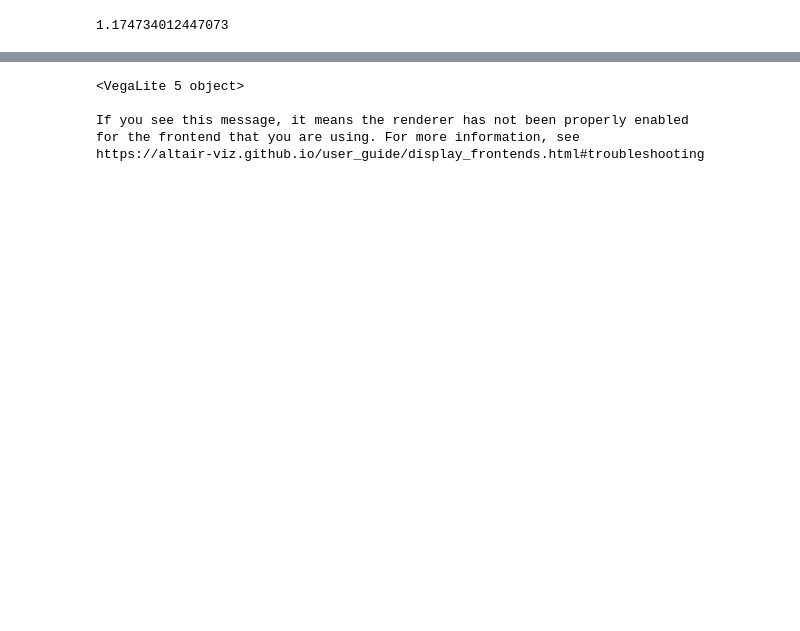
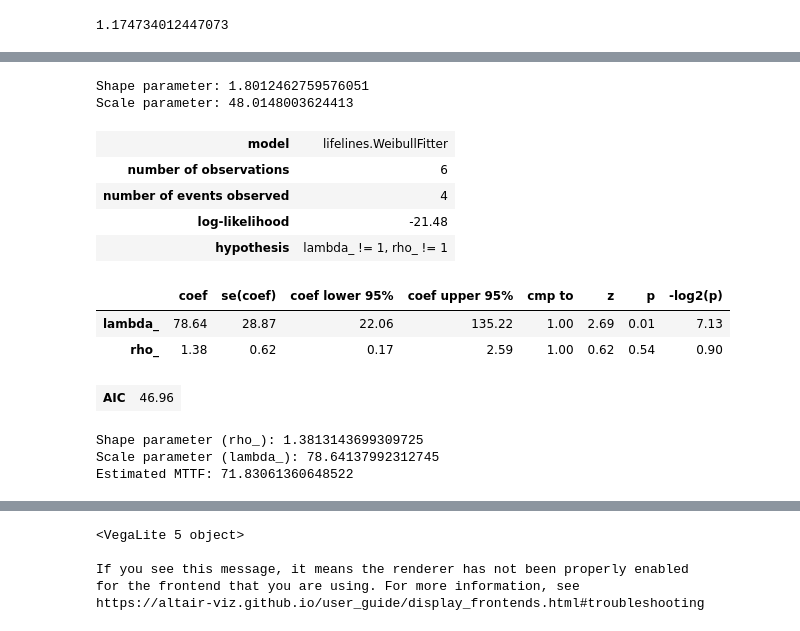
Before and after one commit to noriskworld/robust, a Jupyter notebook: robust.ipynb, the cells around one changed output, grey strips where cells are left out. Saved outputs shown, nothing was run; the diff lists cells and outputs as text; code cells hidden in the pictures; blank space fills up the shorter version.

```diff
--- a/robust.ipynb
+++ b/robust.ipynb
@@ -123,0 +126,74 @@ plt.show()
+# %%
+from scipy.optimize import minimize
+import numpy as np
+
+def weibull_pdf(x, shape, scale):
+    return (shape / scale) * ((x / scale) ** (shape - 1)) * np.exp(-((x / scale) ** shape))
+
+def weibull_log_likelihood(params, data, censored_data):
+    shape, scale = params
+    # Calculate the log-likelihood for non-censored (failed) data
+    log_likelihood = np.sum(np.log(weibull_pdf(data, shape, scale)))
+    # For right-censored data, the log-likelihood is calculated using the survival function: 1 - CDF
+    log_likelihood += np.sum(-(shape / scale) * ((censored_data / scale) ** shape))
+    # We return the negative log-likelihood because scipy's "minimize" seeks to find the minimum value of the given function
+    return -log_likelihood
+
+# Example time-to-failure data
+data = np.array([10, 35, 50, 70])
+# Example right-censored data
+censored_data = np.array([80, 90])
+
+# Initial guesses for shape and scale parameters
+initial_guess = [1.3, 50]
+
+# Optimization to fit Weibull distribution
+result = minimize(weibull_log_likelihood, initial_guess, args=(data, censored_data), bounds=[(0.01, 10), (0.01, 100)])
+
+# Resulting shape and scale parameters
+shape, scale = result.x
+
+print(f"Shape parameter: {shape}")
+print(f"Scale parameter: {scale}")
+# %% [output]
+Shape parameter: 1.8012462759576051
+Scale parameter: 48.0148003624413
+# %%
+from lifelines import WeibullFitter
+from scipy.special import gamma
+
+# Time to event (either failure or censoring)
+durations = [10, 35, 50, 70, 80, 90]
+
+# Event indicator: 1 if the event is observed (failure), 0 if data is censored
+event_observed = [1, 1, 1, 1, 0, 0]
+
+# Initialize the fitter
+wf = WeibullFitter()
+
+# Fit the data
+wf.fit(durations, event_observed=event_observed)
+
+# Print the summary
+wf.print_summary()
+
+# You can access the parameters using the following attributes
+print("Shape parameter (rho_):", wf.rho_)
+print("Scale parameter (lambda_):", wf.lambda_)
+
+# Calculate MTTF
+mttf = wf.lambda_ * gamma(1 + 1/wf.rho_)
+print(f"Estimated MTTF: {mttf}")
+# %% [output]
+| model | lifelines.WeibullFitter |
+| number of observations | 6 |
+| number of events observed | 4 |
+| log-likelihood | -21.48 |
+| hypothesis | lambda_ != 1, rho_ != 1 |
+|  | coef | se(coef) | coef lower 95% | coef upper 95% | cmp to | z | p | -log2(p) |
+| lambda_ | 78.64 | 28.87 | 22.06 | 135.22 | 1.00 | 2.69 | 0.01 | 7.13 |
+| rho_ | 1.38 | 0.62 | 0.17 | 2.59 | 1.00 | 0.62 | 0.54 | 0.90 |
+| AIC | 46.96 |
+Shape parameter (rho_): 1.3813143699309725
+Scale parameter (lambda_): 78.64137992312745
+Estimated MTTF: 71.83061360648522
```
Also changed, not shown: parts of 7 cells of this notebook, 6 other files.
